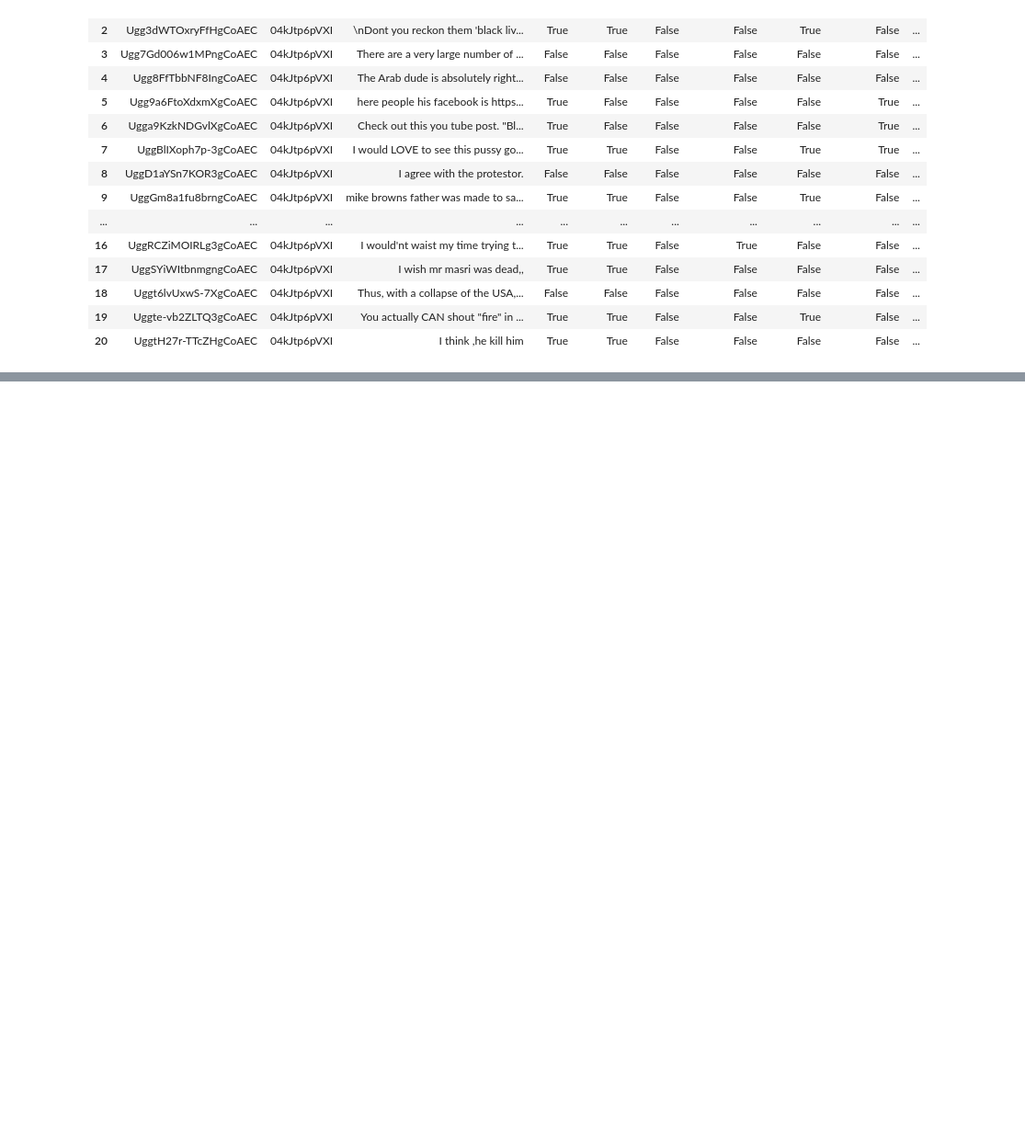
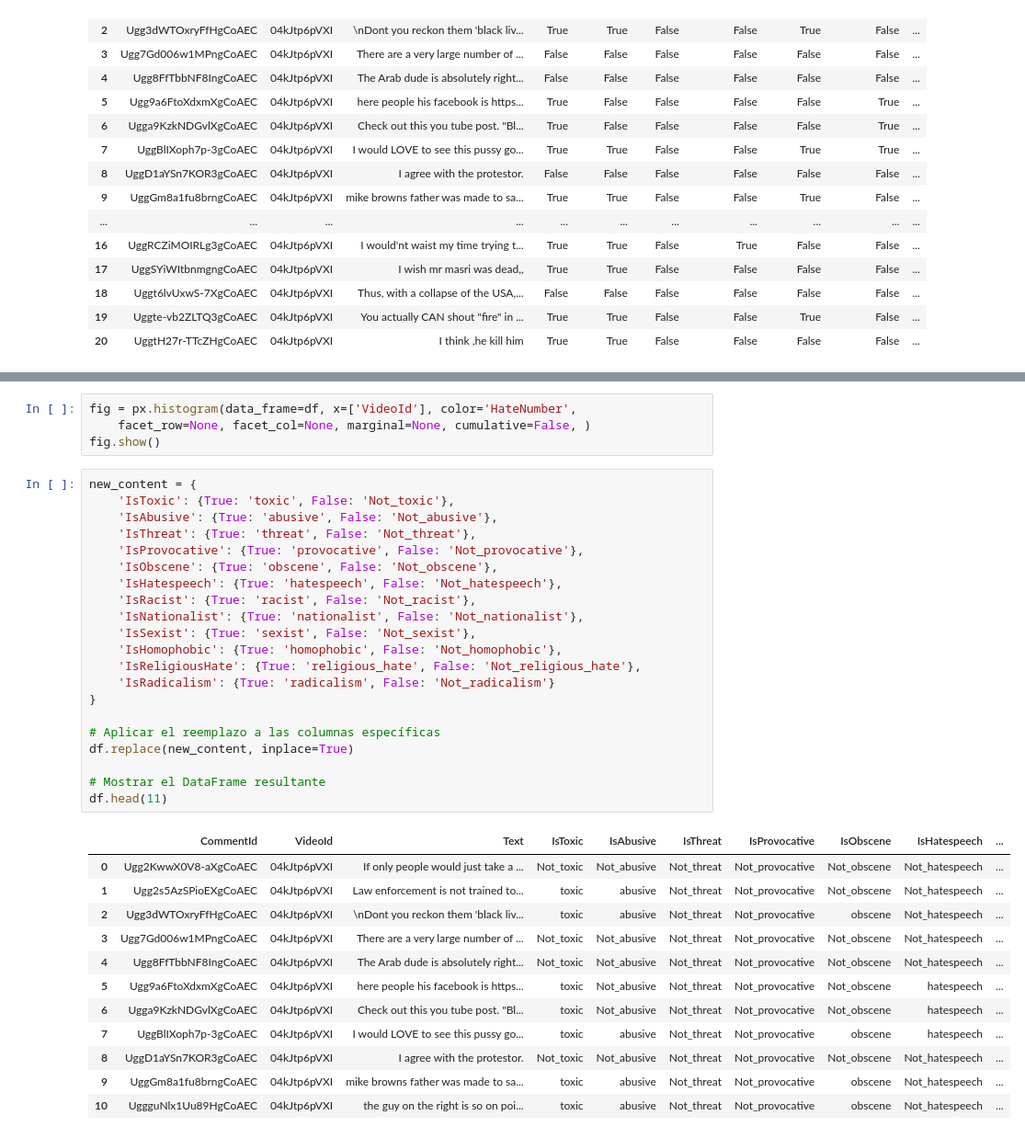
Before and after one commit to migue29/NLP5, a Jupyter notebook: explorer.ipynb, the cells around one changed output, grey strips where cells are left out. Shown at 92% size. Cells and saved outputs as stored; diff of their text form; blank space fills up the shorter version.

```diff
--- a/explorer.ipynb
+++ b/explorer.ipynb
@@ -260,0 +274,38 @@ Series.__getitem__ treating keys as positions is deprecated. In a future version
+# %%
+fig = px.histogram(data_frame=df, x=['VideoId'], color='HateNumber',
+    facet_row=None, facet_col=None, marginal=None, cumulative=False, )
+fig.show()
+# %%
+new_content = {
+    'IsToxic': {True: 'toxic', False: 'Not_toxic'},
+    'IsAbusive': {True: 'abusive', False: 'Not_abusive'},
+    'IsThreat': {True: 'threat', False: 'Not_threat'},
+    'IsProvocative': {True: 'provocative', False: 'Not_provocative'},
+    'IsObscene': {True: 'obscene', False: 'Not_obscene'},
+    'IsHatespeech': {True: 'hatespeech', False: 'Not_hatespeech'},
+    'IsRacist': {True: 'racist', False: 'Not_racist'},
+    'IsNationalist': {True: 'nationalist', False: 'Not_nationalist'},
+    'IsSexist': {True: 'sexist', False: 'Not_sexist'},
+    'IsHomophobic': {True: 'homophobic', False: 'Not_homophobic'},
+    'IsReligiousHate': {True: 'religious_hate', False: 'Not_religious_hate'},
+    'IsRadicalism': {True: 'radicalism', False: 'Not_radicalism'}
+}
+
+# Aplicar el reemplazo a las columnas específicas
+df.replace(new_content, inplace=True)
+
+# Mostrar el DataFrame resultante
+df.head(11)
+# %% [output]
+|  | CommentId | VideoId | Text | IsToxic | IsAbusive | IsThreat | IsProvocative | IsObscene | IsHatespeech | ... |
+| 0 | Ugg2KwwX0V8-aXgCoAEC | 04kJtp6pVXI | If only people would just take a ... | Not_toxic | Not_abusive | Not_threat | Not_provocative | Not_obscene | Not_hatespeech | ... |
+| 1 | Ugg2s5AzSPioEXgCoAEC | 04kJtp6pVXI | Law enforcement is not trained to... | toxic | abusive | Not_threat | Not_provocative | Not_obscene | Not_hatespeech | ... |
+| 2 | Ugg3dWTOxryFfHgCoAEC | 04kJtp6pVXI | \nDont you reckon them 'black liv... | toxic | abusive | Not_threat | Not_provocative | obscene | Not_hatespeech | ... |
+| 3 | Ugg7Gd006w1MPngCoAEC | 04kJtp6pVXI | There are a very large number of ... | Not_toxic | Not_abusive | Not_threat | Not_provocative | Not_obscene | Not_hatespeech | ... |
+| 4 | Ugg8FfTbbNF8IngCoAEC | 04kJtp6pVXI | The Arab dude is absolutely right... | Not_toxic | Not_abusive | Not_threat | Not_provocative | Not_obscene | Not_hatespeech | ... |
+| 5 | Ugg9a6FtoXdxmXgCoAEC | 04kJtp6pVXI | here people his facebook is https... | toxic | Not_abusive | Not_threat | Not_provocative | Not_obscene | hatespeech | ... |
+| 6 | Ugga9KzkNDGvlXgCoAEC | 04kJtp6pVXI | Check out this you tube post. "Bl... | toxic | Not_abusive | Not_threat | Not_provocative | Not_obscene | hatespeech | ... |
+| 7 | UggBlIXoph7p-3gCoAEC | 04kJtp6pVXI | I would LOVE to see this pussy go... | toxic | abusive | Not_threat | Not_provocative | obscene | hatespeech | ... |
+| 8 | UggD1aYSn7KOR3gCoAEC | 04kJtp6pVXI | I agree with the protestor. | Not_toxic | Not_abusive | Not_threat | Not_provocative | Not_obscene | Not_hatespeech | ... |
+| 9 | UggGm8a1fu8brngCoAEC | 04kJtp6pVXI | mike browns father was made to sa... | toxic | abusive | Not_threat | Not_provocative | obscene | Not_hatespeech | ... |
+| 10 | UggguNlx1Uu89HgCoAEC | 04kJtp6pVXI | the guy on the right is so on poi... | toxic | abusive | Not_threat | Not_provocative | obscene | Not_hatespeech | ... |
```
Also changed, not shown: parts of 12 cells of this notebook.
